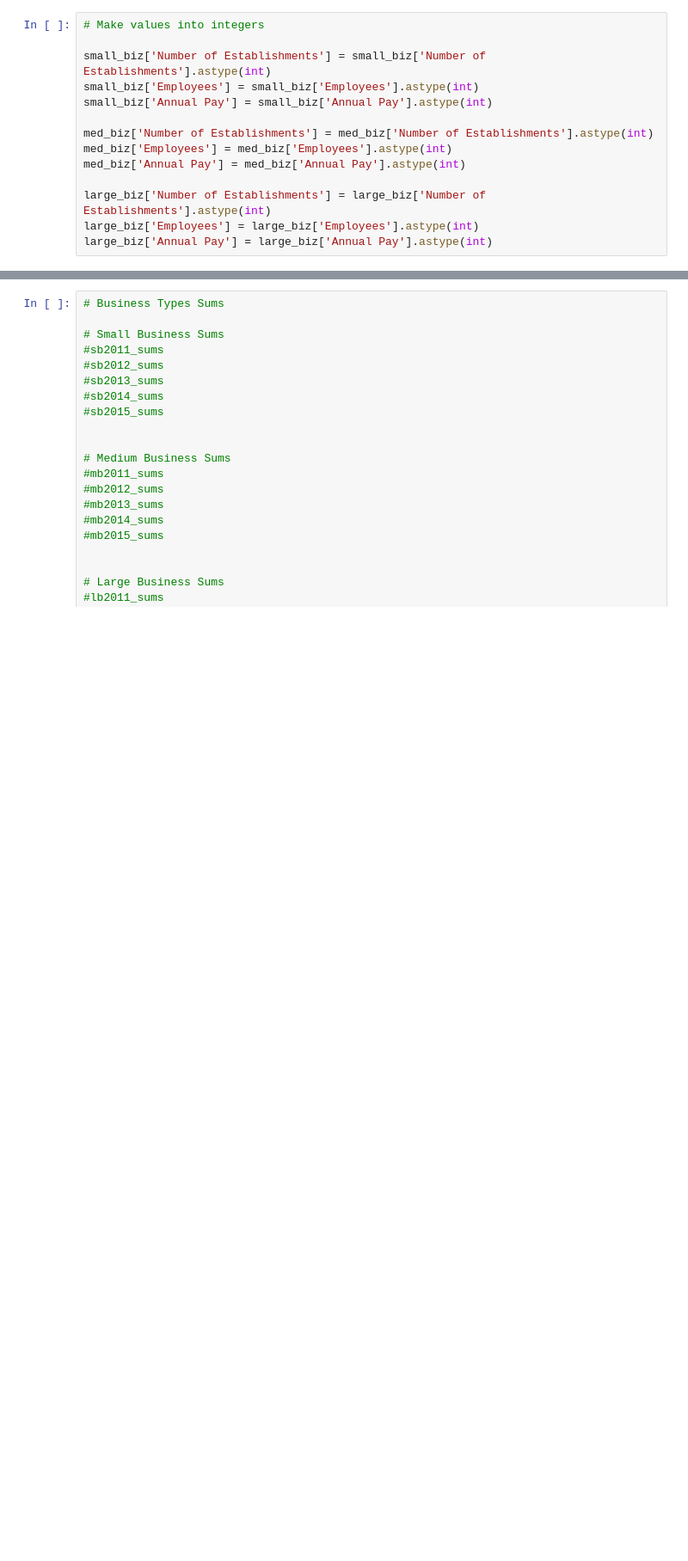
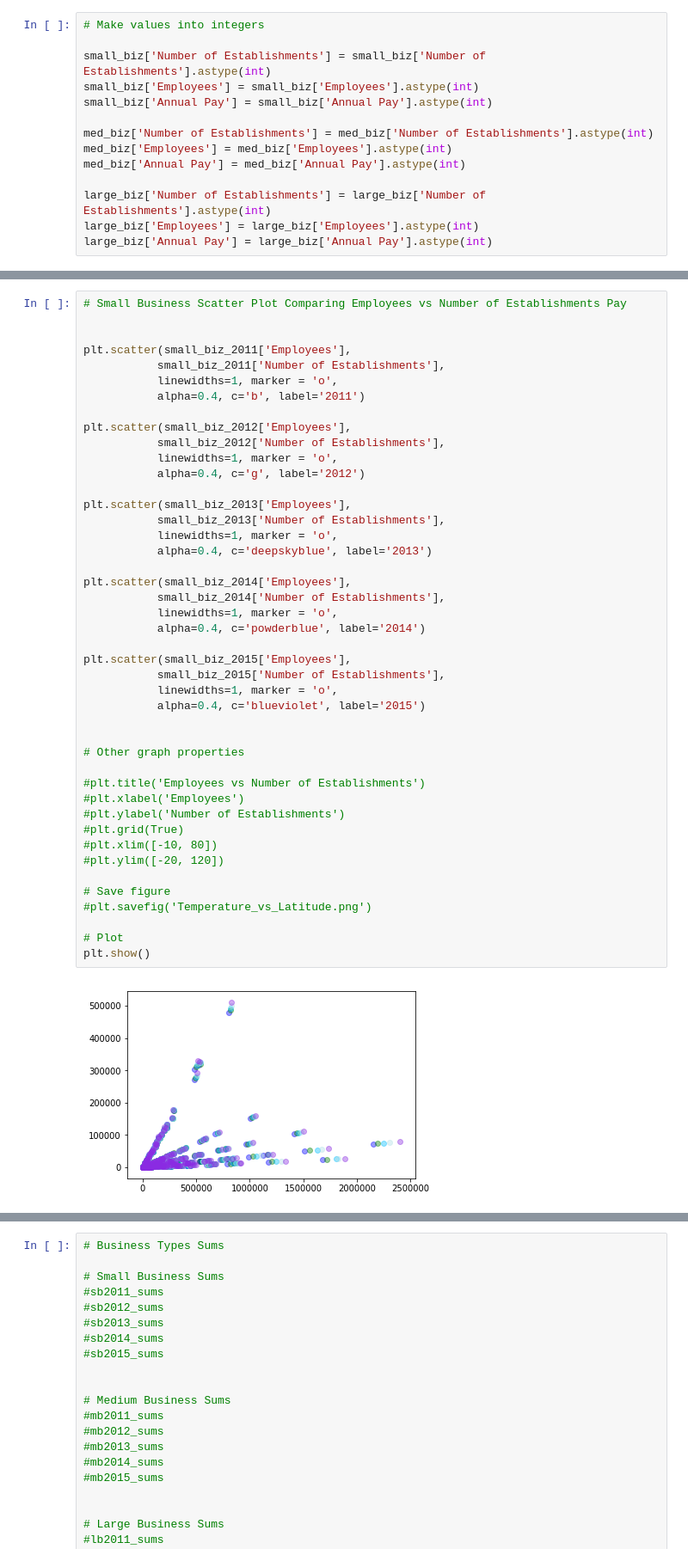
Before and after one commit to Airedyver/Census_Business_Vizualization, a Jupyter notebook: project1-ec.ipynb, the cells around one changed output, grey strips where cells are left out. Shown: that part at 86% size. Drawn from its saved outputs; the diff is of its cells as text; blank space fills up the shorter version.

```diff
--- a/project1-ec.ipynb
+++ b/project1-ec.ipynb
@@ -374,3 +414,49 @@ lb2015_sums.head()
+# %%
+# Small Business Scatter Plot Comparing Employees vs Number of Establishments Pay
+
+
+plt.scatter(small_biz_2011['Employees'],
+           small_biz_2011['Number of Establishments'],
+           linewidths=1, marker = 'o',
+           alpha=0.4, c='b', label='2011')
+
+plt.scatter(small_biz_2012['Employees'],
+           small_biz_2012['Number of Establishments'],
+           linewidths=1, marker = 'o',
+           alpha=0.4, c='g', label='2012')
+
+plt.scatter(small_biz_2013['Employees'],
+           small_biz_2013['Number of Establishments'],
+           linewidths=1, marker = 'o',
+           alpha=0.4, c='deepskyblue', label='2013')
+
+plt.scatter(small_biz_2014['Employees'],
+           small_biz_2014['Number of Establishments'],
+           linewidths=1, marker = 'o',
+           alpha=0.4, c='powderblue', label='2014')
+
+plt.scatter(small_biz_2015['Employees'],
+           small_biz_2015['Number of Establishments'],
+           linewidths=1, marker = 'o',
+           alpha=0.4, c='blueviolet', label='2015')
+
+
+# Other graph properties
+
+#plt.title('Employees vs Number of Establishments')
+#plt.xlabel('Employees')
+#plt.ylabel('Number of Establishments')
+#plt.grid(True)
+#plt.xlim([-10, 80])
+#plt.ylim([-20, 120])
+
+# Save figure
+#plt.savefig('Temperature_vs_Latitude.png')
+
+# Plot
+plt.show()
+# %% [output]
+[figure, added]
 # %%
 # Save config information
 api_key = Census("7824425f0ce43628c75b09e5bfc7c575e283699e", year=2015)
```
Also changed, not shown: parts of 34 cells of this notebook.
